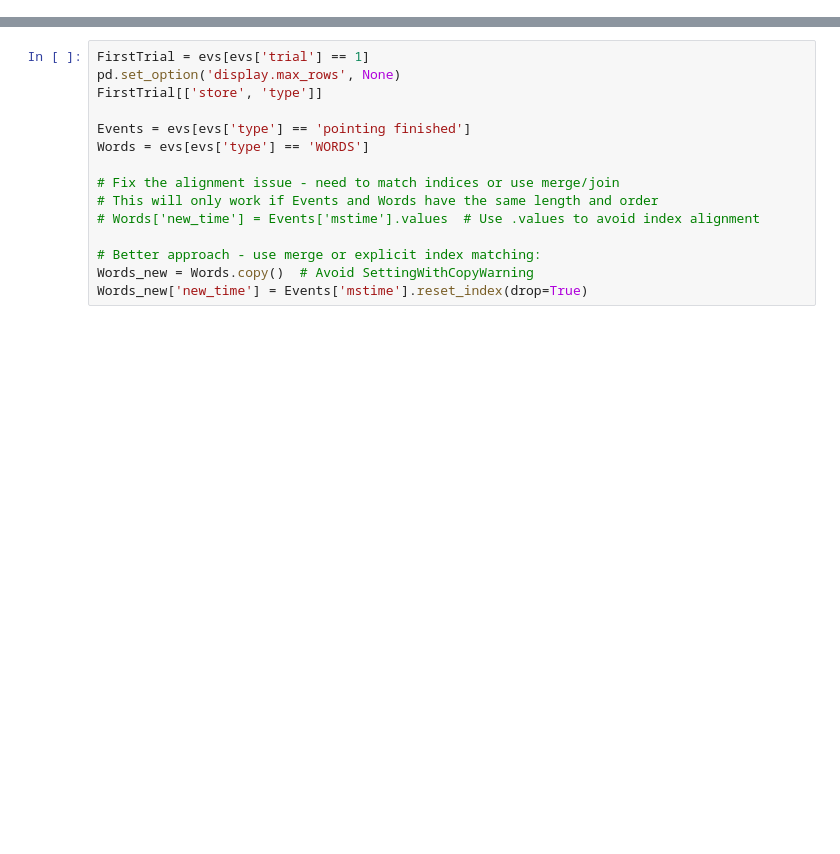
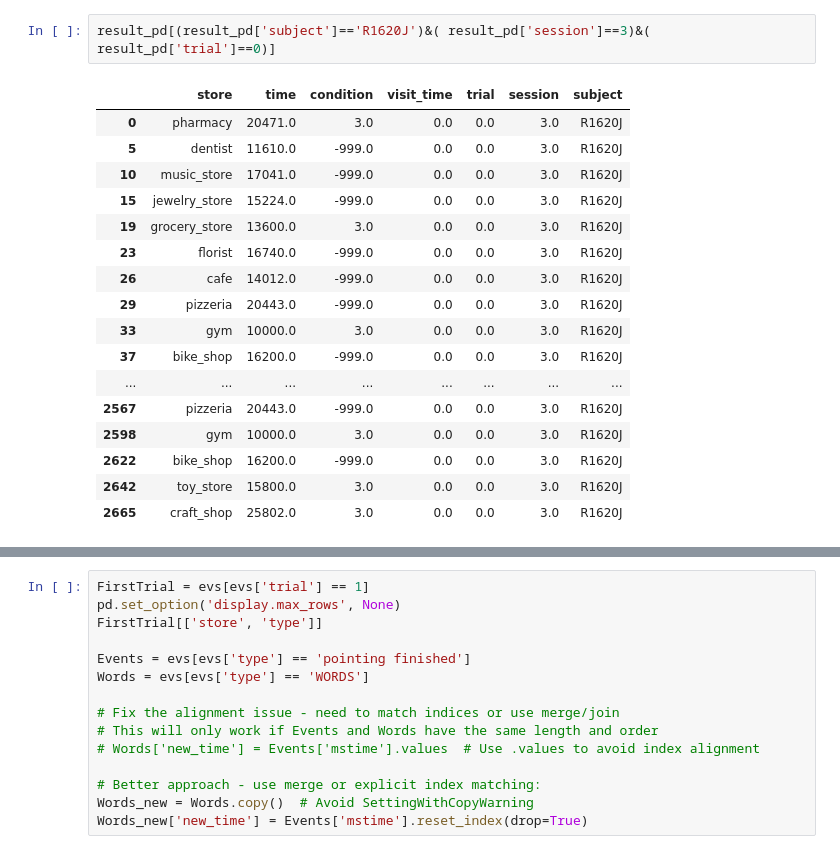
Before and after one commit to caoruoyi/Courier, a Jupyter notebook: NegationTime_new.ipynb, the cells around one changed output, grey strips where cells are left out. Drawn from its saved outputs; the diff is of its cells as text; blank space fills up the shorter version.

```diff
--- a/NegationTime_new.ipynb
+++ b/NegationTime_new.ipynb
@@ -70 +273,21 @@ for stim_idx in stim_indices:
+# %%
+result_pd[(result_pd['subject']=='R1620J')&( result_pd['session']==3)&( result_pd['trial']==0)]
+# %% [output]
+|  | store | time | condition | visit_time | trial | session | subject |
+| 0 | pharmacy | 20471.0 | 3.0 | 0.0 | 0.0 | 3.0 | R1620J |
+| 5 | dentist | 11610.0 | -999.0 | 0.0 | 0.0 | 3.0 | R1620J |
+| 10 | music_store | 17041.0 | -999.0 | 0.0 | 0.0 | 3.0 | R1620J |
+| 15 | jewelry_store | 15224.0 | -999.0 | 0.0 | 0.0 | 3.0 | R1620J |
+| 19 | grocery_store | 13600.0 | 3.0 | 0.0 | 0.0 | 3.0 | R1620J |
+| 23 | florist | 16740.0 | -999.0 | 0.0 | 0.0 | 3.0 | R1620J |
+| 26 | cafe | 14012.0 | -999.0 | 0.0 | 0.0 | 3.0 | R1620J |
+| 29 | pizzeria | 20443.0 | -999.0 | 0.0 | 0.0 | 3.0 | R1620J |
+| 33 | gym | 10000.0 | 3.0 | 0.0 | 0.0 | 3.0 | R1620J |
+| 37 | bike_shop | 16200.0 | -999.0 | 0.0 | 0.0 | 3.0 | R1620J |
+| ... | ... | ... | ... | ... | ... | ... | ... |
+| 2567 | pizzeria | 20443.0 | -999.0 | 0.0 | 0.0 | 3.0 | R1620J |
+| 2598 | gym | 10000.0 | 3.0 | 0.0 | 0.0 | 3.0 | R1620J |
+| 2622 | bike_shop | 16200.0 | -999.0 | 0.0 | 0.0 | 3.0 | R1620J |
+| 2642 | toy_store | 15800.0 | 3.0 | 0.0 | 0.0 | 3.0 | R1620J |
+| 2665 | craft_shop | 25802.0 | 3.0 | 0.0 | 0.0 | 3.0 | R1620J |
 # %%
```
Also changed, not shown: parts of 15 cells of this notebook.
